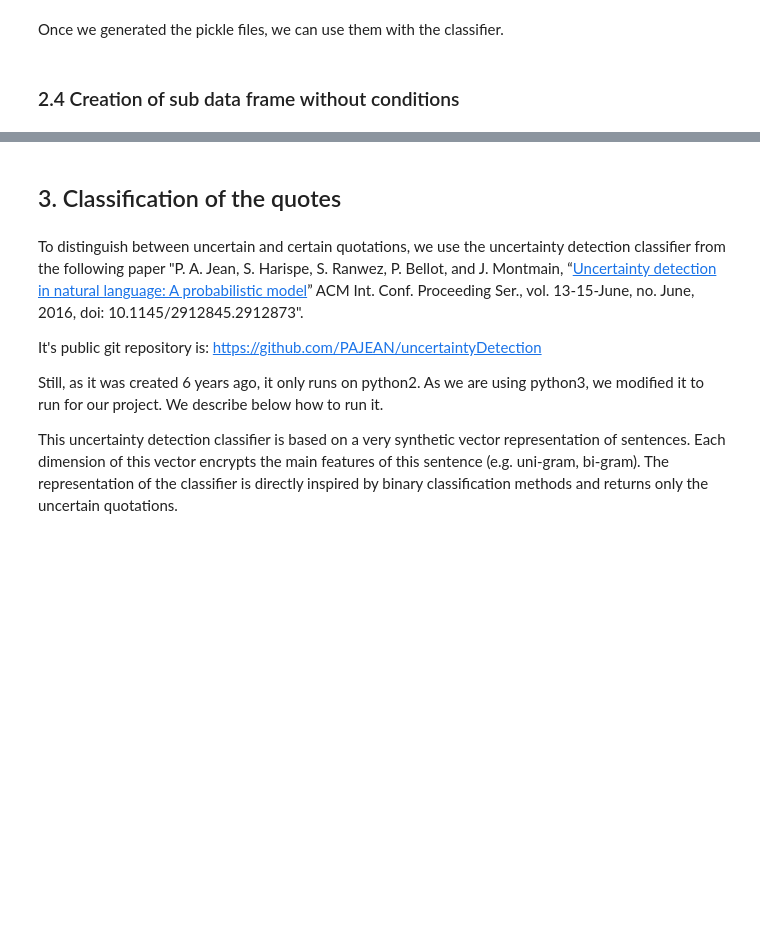
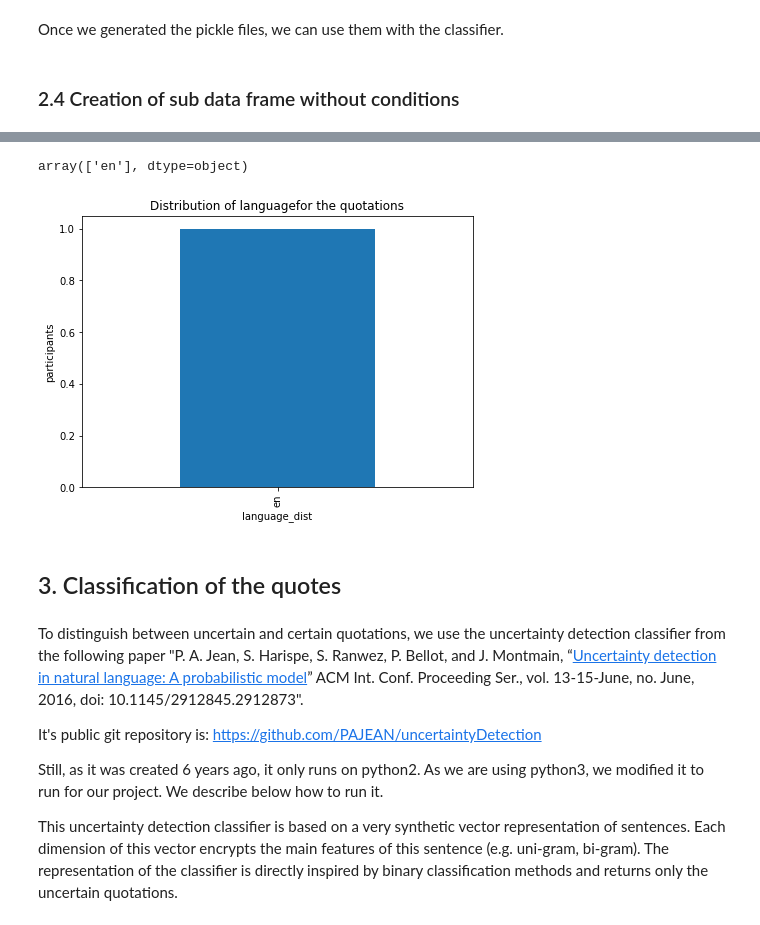
Before and after one commit to coraliegrobel/ada-2021-project-sv4ever, a Jupyter notebook: ada_main.ipynb, the cells around one changed output, grey strips where cells are left out. Saved outputs shown, nothing was run; the diff lists cells and outputs as text; code cells hidden in the pictures; blank space fills up the shorter version.

Commit message:
quote language analysis

```diff
--- a/ada_main.ipynb
+++ b/ada_main.ipynb
@@ -394,3 +395,6 @@ df_without_conditions = create_df(wiki_clean)
 df_without_conditions.to_pickle(DATA_PATH + "df_without_conditions.pck")"""
 # %%
 df_without_conditions = pd.read_pickle(DATA_PATH + "df_without_conditions.pck")
+# %%
+small_df = df_without_conditions.sample(n=300)
+small_df = clean_quotebank(small_df)
@@ -397,3 +411,23 @@ df_without_conditions = pd.read_pickle(DATA_PATH + "df_without_conditions.pck")
+# %%
+#We use textblob to identify quotations language
+from googletrans import Translator
+translator = Translator()
+
+small_df['quote_language'] = small_df['quotation'].apply(lambda x: translator.translate(x).src)
+# %%
+small_df['quote_language'].unique()
+# %% [output]
+array(['en'], dtype=object)
+# %%
+language_dist = small_df.groupby('quote_language').size()
+language_dist = language_dist.div(language_dist.sum(axis=0), axis=0)
+pl = language_dist.plot(kind='bar', figsize=[7,5])
+pl.set_title('Distribution of languagefor the quotations')
+pl.set_ylabel('participants')
+pl.set_xlabel('language_dist')
+plt.show()
+# %% [output]
+[figure, added]
 # %% [markdown]
 ## 3. Classification of the quotes <a name="classifier"></a>
 # %% [markdown]
```
Also changed, not shown: parts of 2 cells of this notebook.
